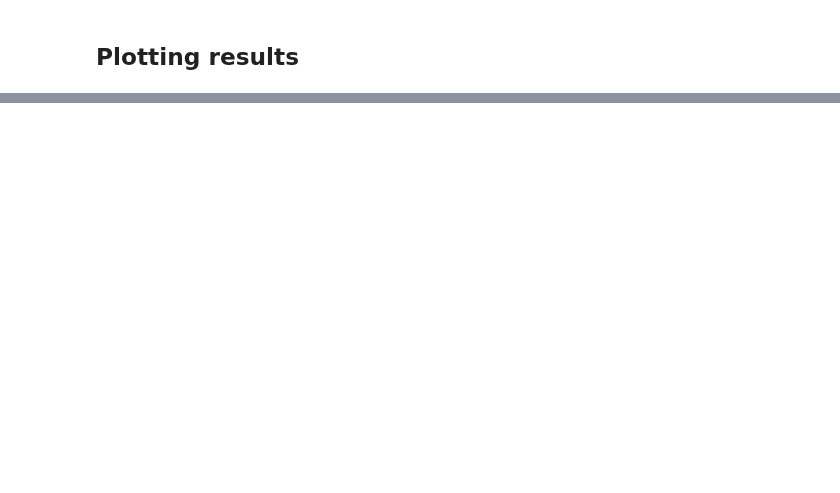
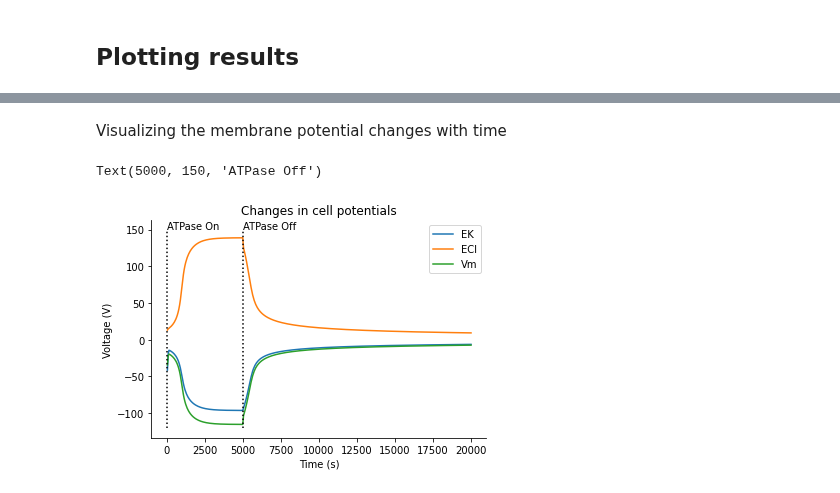
Before and after one commit to TrellixVulnTeam/MSc-Computational-Neuroscience-Repo_ZR8H, a Jupyter notebook: V3_Single_Compartment_model.ipynb, the cells around one changed output, grey strips where cells are left out. Drawn from its saved outputs; the diff is of its cells as text; code cells hidden in the pictures; blank space fills up the shorter version.

```diff
--- a/V3_Single_Compartment_model.ipynb
+++ b/V3_Single_Compartment_model.ipynb
@@ -280,0 +310,29 @@ sns.despine()
+# %% [markdown]
+Visualizing the membrane potential changes with time
+# %%
+plt.plot(t_Arr,EK_Arr,label ="EK")
+plt.plot(t_Arr,ECl_Arr,label="ECl")
+plt.plot(t_Arr,Vm_Arr,label="Vm")
+
+SwitchOffX_Arr =[]
+SwitchOnX_Arr= []
+SwitchOnY_Arr=[]
+SwitchOffY_Arr=[]
+for a in range(-120,150):
+  SwitchOffX_Arr.append(t_off)
+  SwitchOnX_Arr.append(t_on)
+  SwitchOnY_Arr.append(a)
+  SwitchOffY_Arr.append(a)
+
+plt.plot(SwitchOnX_Arr,SwitchOnY_Arr,'k:')
+plt.plot(SwitchOffX_Arr,SwitchOffY_Arr,'k:')
+plt.title("Changes in cell potentials")
+plt.xlabel("Time (s)")
+plt.ylabel("Voltage (V)")
+plt.legend(loc = 'upper right')
+sns.despine()
+plt.annotate('ATPase On', xy=(t_on, 150))
+plt.annotate('ATPase Off', xy=(t_off, 150))
+# %% [output]
+Text(5000, 150, 'ATPase Off')
+[figure, added]
```
Also changed, not shown: parts of 11 cells of this notebook.
